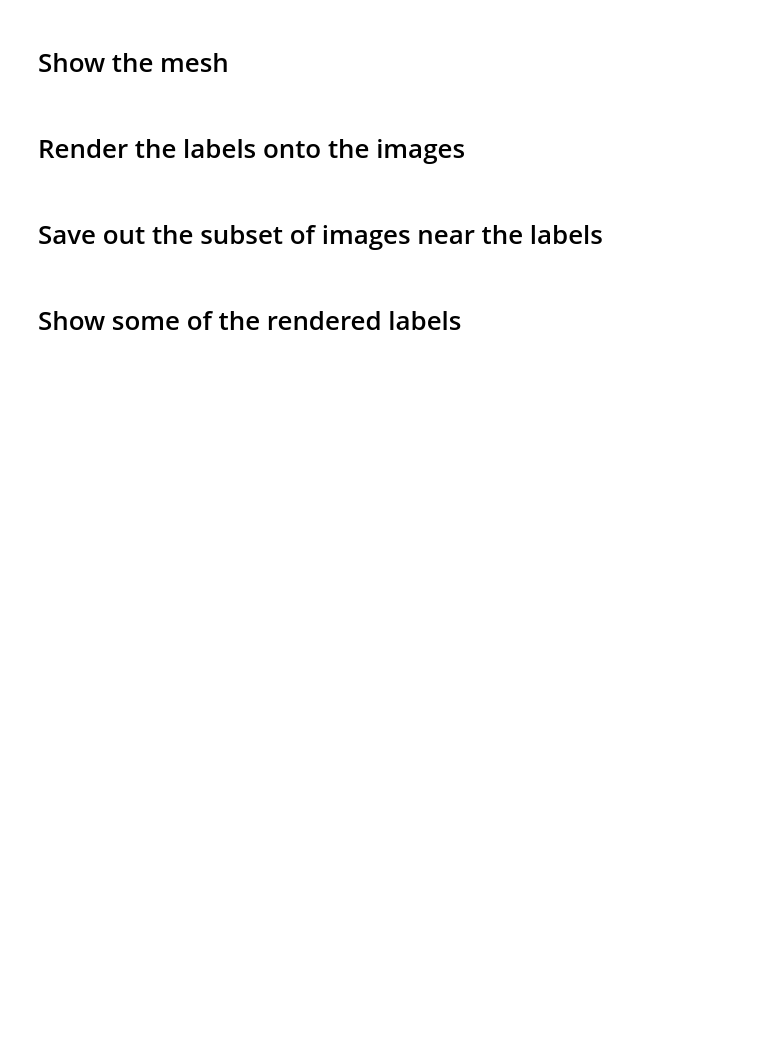
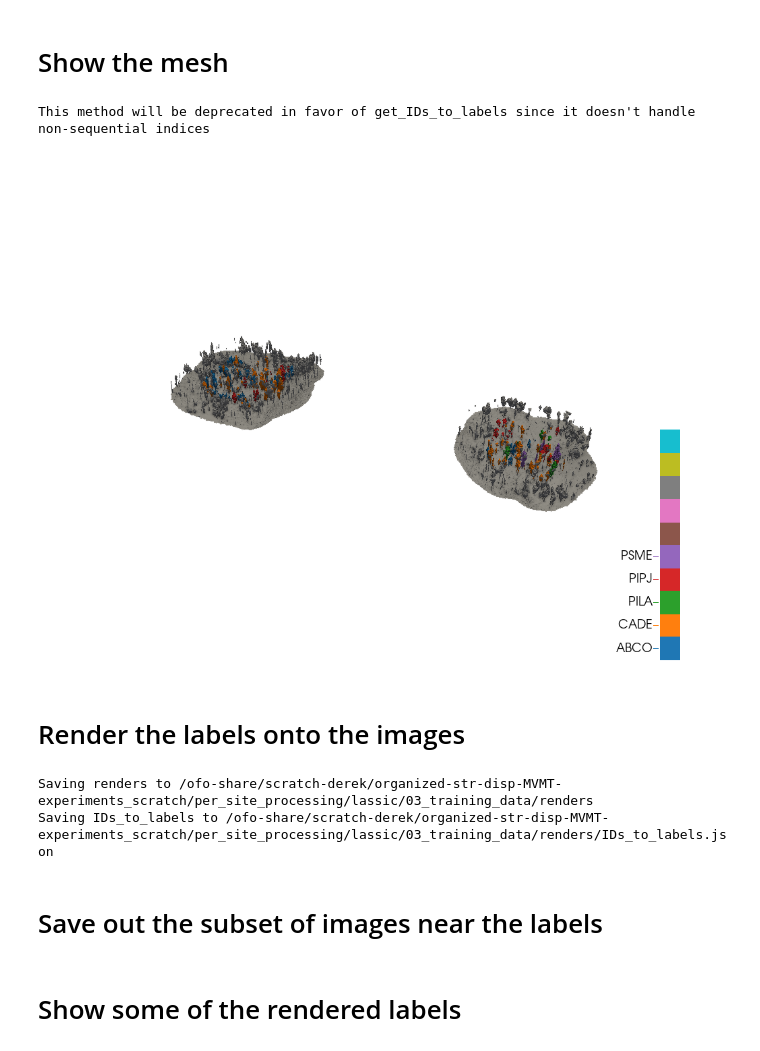
Before and after one commit to russelldj/str-disp-experiments, a Jupyter notebook: scripts/MVMT/1_rendering/1_render_labels_lassic.ipynb, the cells around one changed output. Cells and saved outputs as stored; diff of their text form; code cells hidden in the pictures; blank space fills up the shorter version.

```diff
--- a/scripts/MVMT/1_rendering/1_render_labels_lassic.ipynb
+++ b/scripts/MVMT/1_rendering/1_render_labels_lassic.ipynb
@@ -35,12 +37,0 @@ SHORT_MODEL_NAME = "lassic"
-# %%
-## Parameters to control the outputs
-# Repeat the labeling process
-RETEXTURE = True
-# Points less than this height (meters) above the DTM are considered ground
-HEIGHT_ABOVE_GROUND_THRESH = 2
-# The image is downsampled to this fraction for accelerated rendering
-RENDER_IMAGE_SCALE = 1
-# Cameras within this distance of the traing data are used in the rendering process
-BUFFER_RADIUS_METERS = 50
-# Downsample target
-DOWNSAMPLE_TARGET = 1
@@ -81,6 +88,7 @@ KeyboardInterrupt:
 MESH_FILENAME = get_mesh_filename(SHORT_MODEL_NAME)
 LABELED_MESH_FILENAME = get_labeled_mesh_filename(SHORT_MODEL_NAME)
 DTM_FILENAME = get_DTM_filename(SHORT_MODEL_NAME)
+IDS_TO_LABELS = get_IDs_to_labels()
 
 
 # Create a labeled version of the mesh from the field data
@@ -95,8 +103,8 @@ if not Path(LABELED_MESH_FILENAME).is_file() or RETEXTURE:
         texture=LABELS_FILENAME,
         texture_column_name=LABELS_COLUMN,
         transform_filename="/ofo-share/str-disp_drone-data-partial/imagery-processed/outputs/120m-01/Lassic-120m_20240213T0503_cameras.xml",
+        IDs_to_labels=IDS_TO_LABELS,
     )
-
     # Label the ground class
     mesh.label_ground_class(
         DTM_file=DTM_FILENAME,
@@ -112,5 +120,4 @@ else:
     mesh = TexturedPhotogrammetryMesh(
         LABELED_MESH_FILENAME, transform_filename=CAMERAS_FILENAME
     )
-class_names = mesh.get_label_names()
 print(f"IDs to labels: {mesh.IDs_to_labels}")
@@ -118,7 +143,10 @@ print(f"IDs to labels: {mesh.IDs_to_labels}")
 # Show the mesh
 # %%
 # You can include the camera set, but it's cleaner without it
-mesh.vis(camera_set=None, force_xvfb=True, interactive_jupyter=True)
+mesh.vis(camera_set=None, force_xvfb=True)
+# %% [output]
+This method will be deprecated in favor of get_IDs_to_labels since it doesn't handle non-sequential indices
+[figure, added]
 # %% [markdown]
 # Render the labels onto the images
 # %%
@@ -130,6 +158,9 @@ mesh.save_renders_pytorch3d(
     save_native_resolution=True,
     output_folder=RENDER_FOLDER_SCRATCH,
 )
+# %% [output]
+Saving renders to /ofo-share/scratch-derek/organized-str-disp-MVMT-experiments_scratch/per_site_processing/lassic/03_training_data/renders
+Saving IDs_to_labels to /ofo-share/scratch-derek/organized-str-disp-MVMT-experiments_scratch/per_site_processing/lassic/03_training_data/renders/IDs_to_labels.json
 # %% [markdown]
 # Save out the subset of images near the labels
 # %%
```
Also changed, not shown: parts of 9 cells of this notebook, 5 other files.
